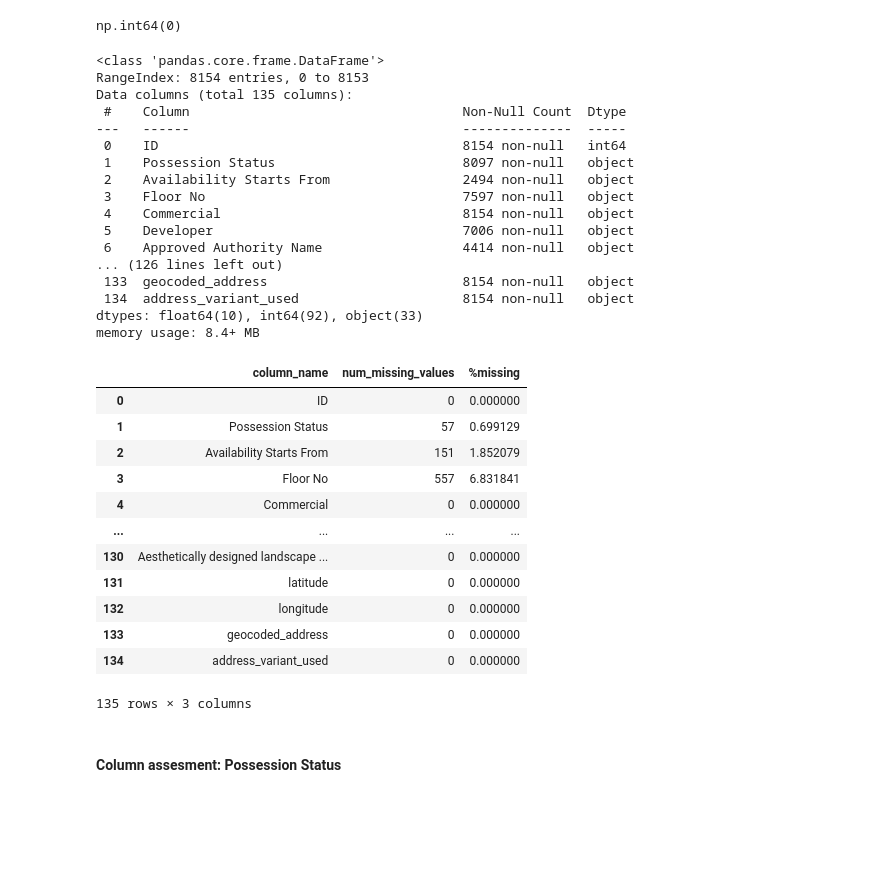
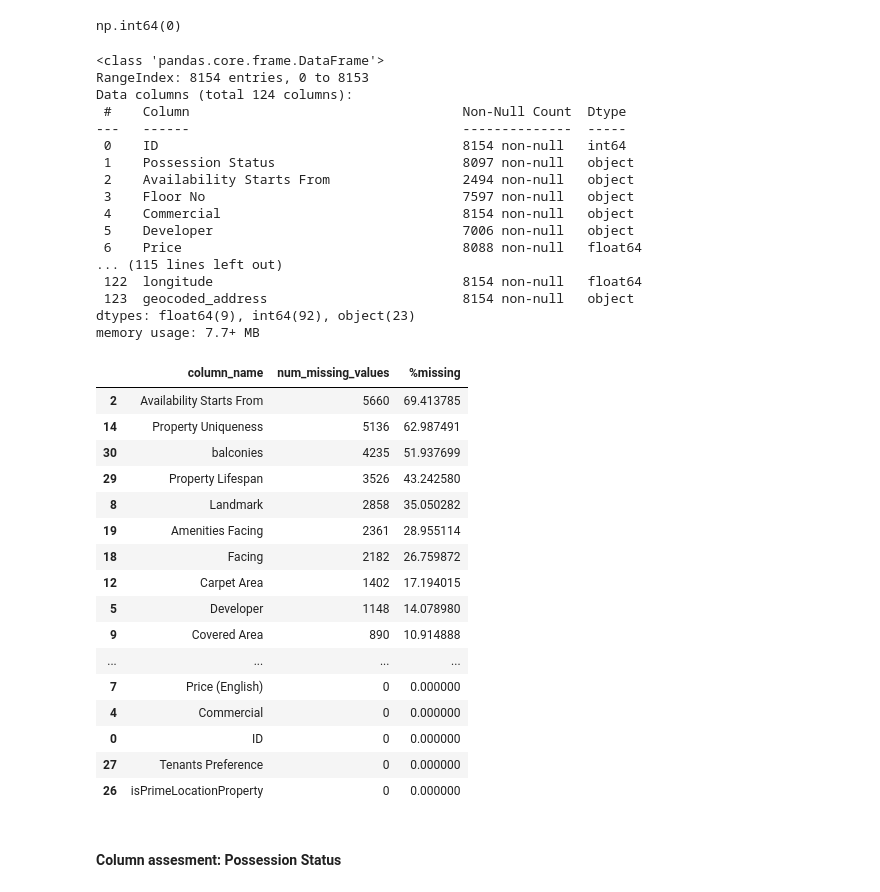
Before and after one commit to shubh-ds/project, a Jupyter notebook: Backend/2- Data_Assesment_and_Cleaning.ipynb, the cells around one changed output. Cells and saved outputs as stored; diff of their text form; code cells hidden in the pictures; blank space fills up the shorter version.

Commit message:
Updated Data_Assesment_and_Cleaning.ipynb

```diff
--- a/Backend/2- Data_Assesment_and_Cleaning.ipynb
+++ b/Backend/2- Data_Assesment_and_Cleaning.ipynb
@@ -55,9 +54,41 @@ longitude
 geocoded_address
 geocoding_success
 address_variant_used
+# %%
+# Format column names
+df.columns = df.columns.str.strip()
 # %%
 # Drop the not required columns
-df = df.drop(columns=['Units Available', 'Flooring Type', 'Electricity Status', 'Booking Amount', 'Data Referred From', 'Water Status', 'Luxury Flat', 'isLuxuryServiceProvided', 'Rera', 'Possession By', 'NRI Pref', 'Land Area / Covered Area', 'Land Area Unit', 'Pantry Type', 'geocoding_success'])
+df = df.drop(columns=[
+    'Ownership Type',
+    'Possession By',
+    'isLuxuryServiceProvided',
+    'Approved Authority Name',
+    'Rera',
+    'Location',
+    'Units Available',
+    'Property',
+    'Covered Area.1',
+    'Booking Amount',
+    'Land Area Unit',
+    'Land Area / Covered Area',
+    'geocoding_success',
+    'address_variant_used',
+    'Land Area / Covered Area',
+    'Maintenance Type',
+    'Maintenance Charges',
+    'Pantry Type',
+    'Society',
+    'Electricity Status',
+    'Luxury Flat',
+    'Water Status',
+    'NRI Pref',
+    'Parking',
+    'Carpet Area Unit',
+    'Floor Data',
+    'Flooring Type',
+    'Pantry Type'
+])
 # %%
 # Check updated shape
 df.shape
@@ -84,7 +115,7 @@ df.info(verbose=True)
 # %% [output]
 <class 'pandas.core.frame.DataFrame'>
 RangeIndex: 8154 entries, 0 to 8153
-Data columns (total 135 columns):
+Data columns (total 124 columns):
  #    Column                                   Non-Null Count  Dtype
 ---   ------                                   --------------  -----
  0    ID                                       8154 non-null   int64
@@ -93,30 +124,34 @@ Data columns (total 135 columns):
  3    Floor No                                 7597 non-null   object
  4    Commercial                               8154 non-null   object
  5    Developer                                7006 non-null   object
- 6    Approved Authority Name                  4414 non-null   object
-... (126 lines left out)
- 133  geocoded_address                         8154 non-null   object
- 134  address_variant_used                     8154 non-null   object
-dtypes: float64(10), int64(92), object(33)
-memory usage: 8.4+ MB
+ 6    Price                                    8088 non-null   float64
+... (115 lines left out)
+ 122  longitude                                8154 non-null   float64
+ 123  geocoded_address                         8154 non-null   object
+dtypes: float64(9), int64(92), object(23)
+memory usage: 7.7+ MB
 # %%
 # Missing values in each column
 missing_values_df = pd.DataFrame({'column_name':df.isnull().sum().index, 'num_missing_values':df.isnull().sum().values, '%missing':(df.isnull().sum().values/df.shape[0])*100})
-missing_values_df
+missing_values_df.sort_values(by='%missing', ascending=False)[:30]
 # %% [output]
 |  | column_name | num_missing_values | %missing |
+| 2 | Availability Starts From | 5660 | 69.413785 |
+| 14 | Property Uniqueness | 5136 | 62.987491 |
+| 30 | balconies | 4235 | 51.937699 |
+| 29 | Property Lifespan | 3526 | 43.242580 |
+| 8 | Landmark | 2858 | 35.050282 |
+| 19 | Amenities Facing | 2361 | 28.955114 |
+| 18 | Facing | 2182 | 26.759872 |
+| 12 | Carpet Area | 1402 | 17.194015 |
+| 5 | Developer | 1148 | 14.078980 |
+| 9 | Covered Area | 890 | 10.914888 |
+| ... | ... | ... | ... |
+| 7 | Price (English) | 0 | 0.000000 |
+| 4 | Commercial | 0 | 0.000000 |
 | 0 | ID | 0 | 0.000000 |
-| 1 | Possession Status | 57 | 0.699129 |
-| 2 | Availability Starts From | 151 | 1.852079 |
-| 3 | Floor No | 557 | 6.831841 |
-| 4 | Commercial | 0 | 0.000000 |
-| ... | ... | ... | ... |
-| 130 | Aesthetically designed landscape ... | 0 | 0.000000 |
-| 131 | latitude | 0 | 0.000000 |
-| 132 | longitude | 0 | 0.000000 |
-| 133 | geocoded_address | 0 | 0.000000 |
-| 134 | address_variant_used | 0 | 0.000000 |
+| 27 | Tenants Preference | 0 | 0.000000 |
+| 26 | isPrimeLocationProperty | 0 | 0.000000 |
-135 rows × 3 columns
 # %% [markdown]
 #### Column assesment: Possession Status
 # %%
```
Also changed, not shown: parts of 110 cells of this notebook.
